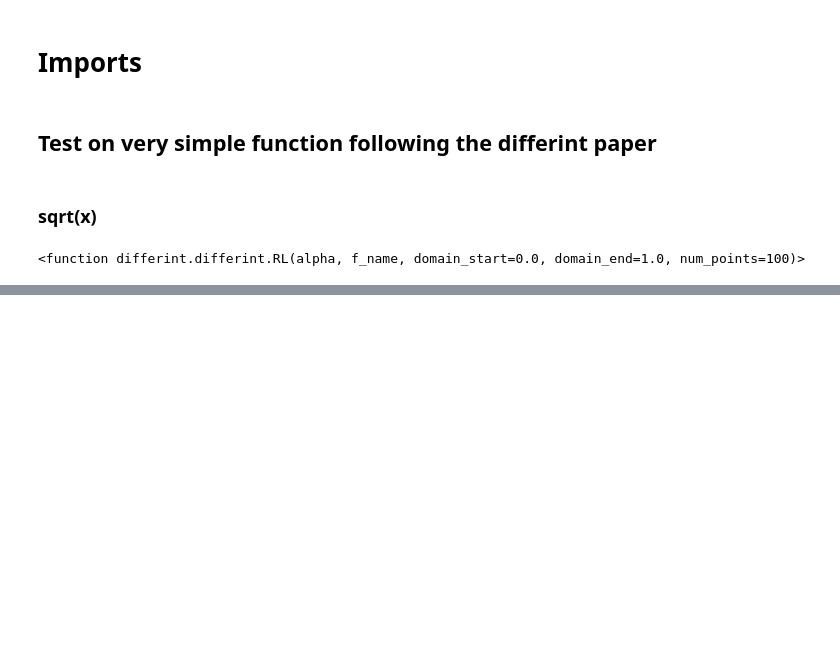
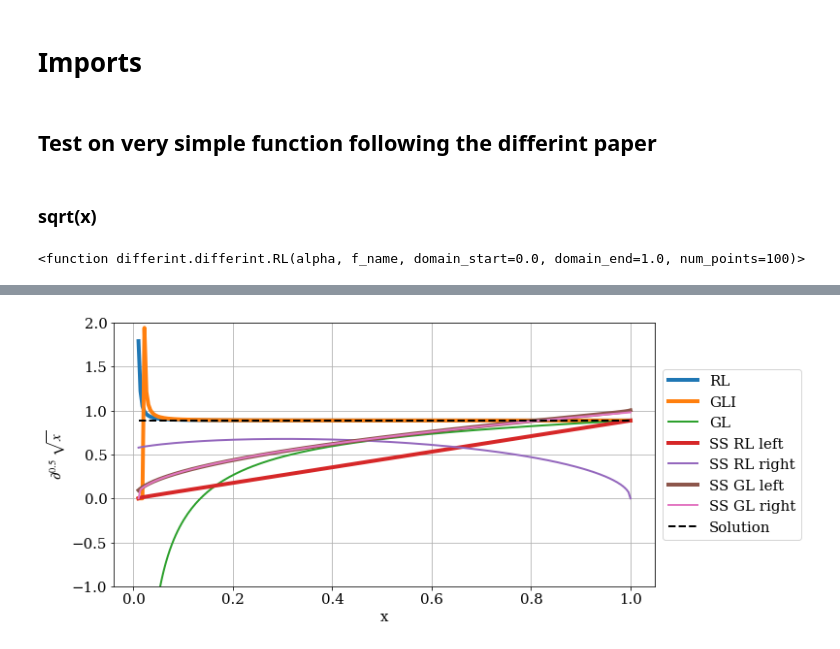
Before and after one commit to tbeucler/ml4rt, a Jupyter notebook: notebooks_tbeucler/03_Build fractional_derivative_library.ipynb, the cells around one changed output, grey strips where cells are left out. Saved outputs shown, nothing was run; the diff lists cells and outputs as text; code cells hidden in the pictures; blank space fills up the shorter version.

```diff
--- a/notebooks_tbeucler/03_Build fractional_derivative_library.ipynb
+++ b/notebooks_tbeucler/03_Build fractional_derivative_library.ipynb
@@ -33,7 +33,7 @@ domain = np.linspace(0.010,1,Npoints)
 # %%
 sqrt = np.sqrt(domain)
 # %%
-order = 0
+order = 0.5
 # %%
 df.RL
 # %% [output]
@@ -107,19 +107,22 @@ elif order==0: soluation = sqrt
 # %%
 plt.figure(figsize=(10,5))
 
 plt.plot(domain,d_0p5_sqrt_RL,label='RL')
 plt.plot(domain,d_0p5_sqrt_GLI,label='GLI')
 plt.plot(domain,d_0p5_sqrt_GL,label='GL',linewidth=0.5*lw)
 if order>=0:
     plt.plot(domain,d_0p5_sqrt_SS_RL_left[0,:],label='SS RL left')
 plt.plot(domain,d_0p5_sqrt_SS_RL_right[0,:],label='SS RL right',linewidth=0.5*lw)
 plt.plot(domain,d_0p5_sqrt_SS_GL_left,label='SS GL left')
 plt.plot(domain,d_0p5_sqrt_SS_GL_right,label='SS GL right',linewidth=0.5*lw)
 plt.plot(domain,solution,linewidth=lw/2,linestyle='--',color='k',label='Solution')
 plt.grid()
 plt.legend(loc='center left', bbox_to_anchor=(1, 0.5))
 #plt.ylim((np.min(solution[1:])-1,1+np.max(solution[1:])))
+plt.ylim((-1,2))
 
 plt.xlabel('x')
-if order~=0: plt.ylabel(r'$\partial^{'+str(order)+'}\ \sqrt{x}$')
+if order!=0: plt.ylabel(r'$\partial^{'+str(order)+'}\ \sqrt{x}$')
 else: plt.ylabel(r'$\partial^{'+str(0)+'}\ \sqrt{x}$')
+# %% [output]
+[figure, added]
```
Also changed, not shown: parts of 7 cells of this notebook.
